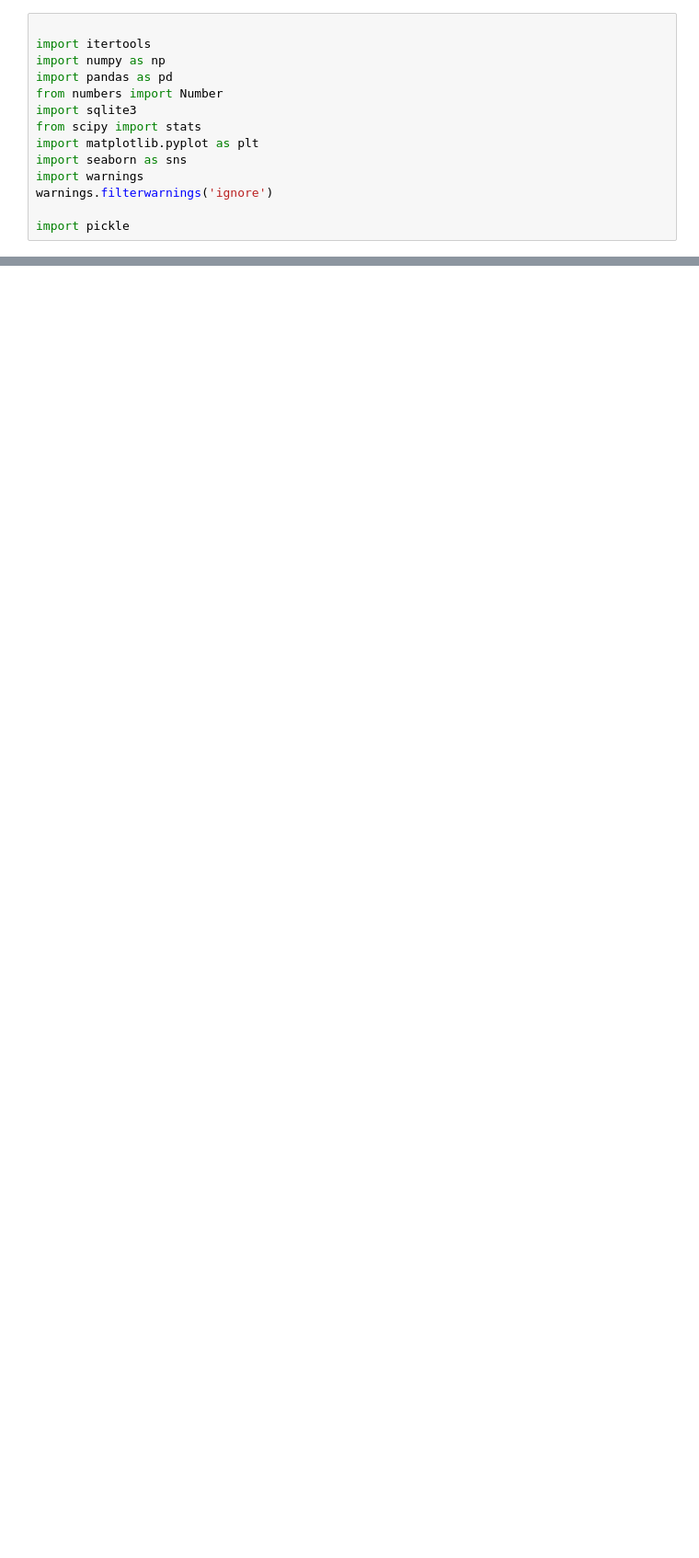
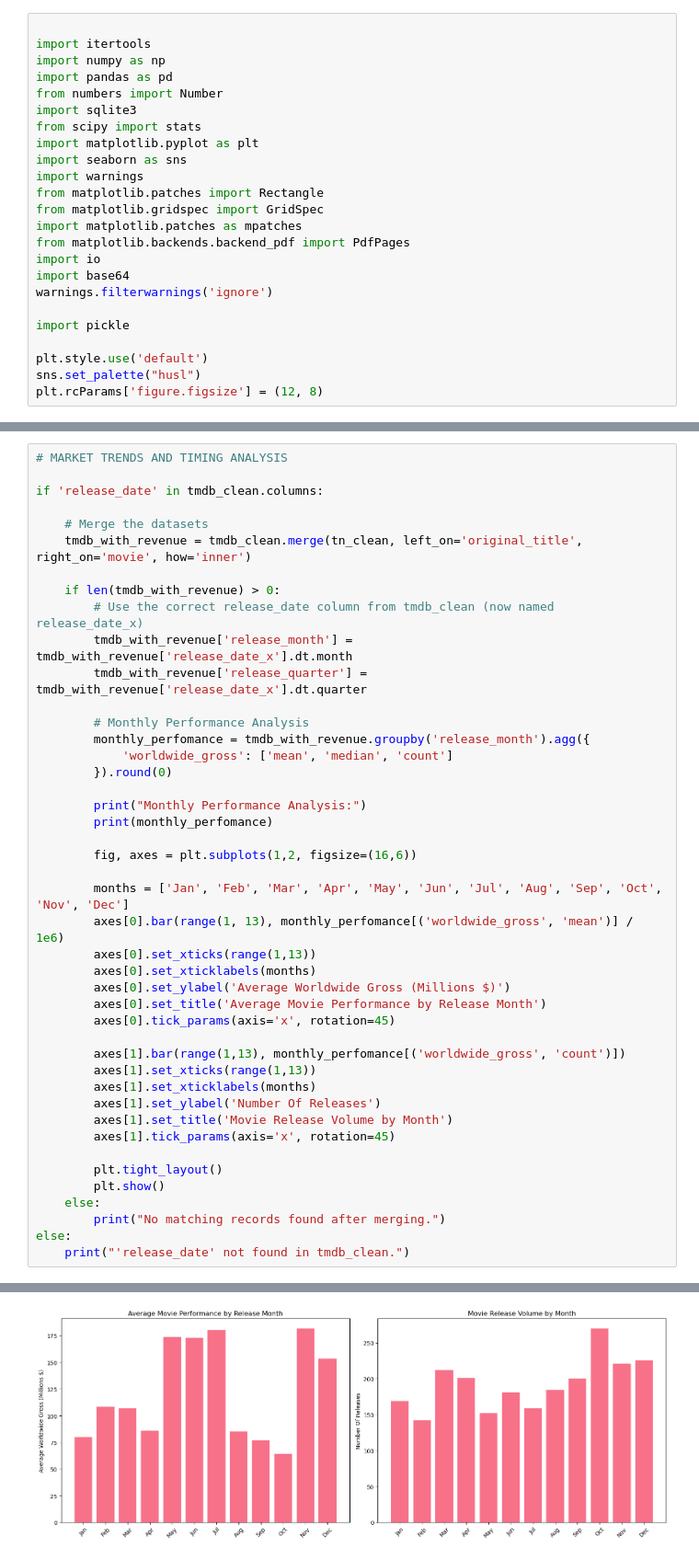
Before and after one commit to RomeC-137/Phase-G-2-Project, a Jupyter notebook: p-2-g-2.ipynb, the cells around one changed output, grey strips where cells are left out. Shown: that part at 92% size. Drawn from its saved outputs; the diff is of its cells as text; blank space fills up the shorter version.

Commit message:
This is the analysis that has been done so far for the nitebook authoring

```diff
--- a/p-2-g-2.ipynb
+++ b/p-2-g-2.ipynb
@@ -9,6 +41,16 @@ from scipy import stats
 import matplotlib.pyplot as plt
 import seaborn as sns
 import warnings
+from matplotlib.patches import Rectangle
+from matplotlib.gridspec import GridSpec
+import matplotlib.patches as mpatches
+from matplotlib.backends.backend_pdf import PdfPages
+import io
+import base64
 warnings.filterwarnings('ignore')
 
 import pickle
+
+plt.style.use('default')
+sns.set_palette("husl")
+plt.rcParams['figure.figsize'] = (12, 8)
@@ -36,0 +321,45 @@ SyntaxError: (unicode error) 'unicodeescape' codec can't decode bytes in positio
+# %%
+# MARKET TRENDS AND TIMING ANALYSIS
+
+if 'release_date' in tmdb_clean.columns:
+
+    # Merge the datasets
+    tmdb_with_revenue = tmdb_clean.merge(tn_clean, left_on='original_title', right_on='movie', how='inner')
+
+    if len(tmdb_with_revenue) > 0:
+        # Use the correct release_date column from tmdb_clean (now named release_date_x)
+        tmdb_with_revenue['release_month'] = tmdb_with_revenue['release_date_x'].dt.month
+        tmdb_with_revenue['release_quarter'] = tmdb_with_revenue['release_date_x'].dt.quarter
+
+        # Monthly Performance Analysis
+        monthly_perfomance = tmdb_with_revenue.groupby('release_month').agg({
+            'worldwide_gross': ['mean', 'median', 'count']
+        }).round(0)
+
+        print("Monthly Performance Analysis:")
+        print(monthly_perfomance)
+
+        fig, axes = plt.subplots(1,2, figsize=(16,6))
+
+        months = ['Jan', 'Feb', 'Mar', 'Apr', 'May', 'Jun', 'Jul', 'Aug', 'Sep', 'Oct', 'Nov', 'Dec']
+        axes[0].bar(range(1, 13), monthly_perfomance[('worldwide_gross', 'mean')] / 1e6)
+        axes[0].set_xticks(range(1,13))
+        axes[0].set_xticklabels(months)
+        axes[0].set_ylabel('Average Worldwide Gross (Millions $)')
+        axes[0].set_title('Average Movie Performance by Release Month')
+        axes[0].tick_params(axis='x', rotation=45)
+
+        axes[1].bar(range(1,13), monthly_perfomance[('worldwide_gross', 'count')])
+        axes[1].set_xticks(range(1,13))
+        axes[1].set_xticklabels(months)
+        axes[1].set_ylabel('Number Of Releases')
+        axes[1].set_title('Movie Release Volume by Month')
+        axes[1].tick_params(axis='x', rotation=45)
+
+        plt.tight_layout()
+        plt.show()
+    else:
+        print("No matching records found after merging.")
+else:
+    print("'release_date' not found in tmdb_clean.")
+# %% [output]
@@ -36,0 +382 @@ SyntaxError: (unicode error) 'unicodeescape' codec can't decode bytes in positio
+[figure, added]
```
Also changed, not shown: parts of 12 cells of this notebook, 11 other files.
